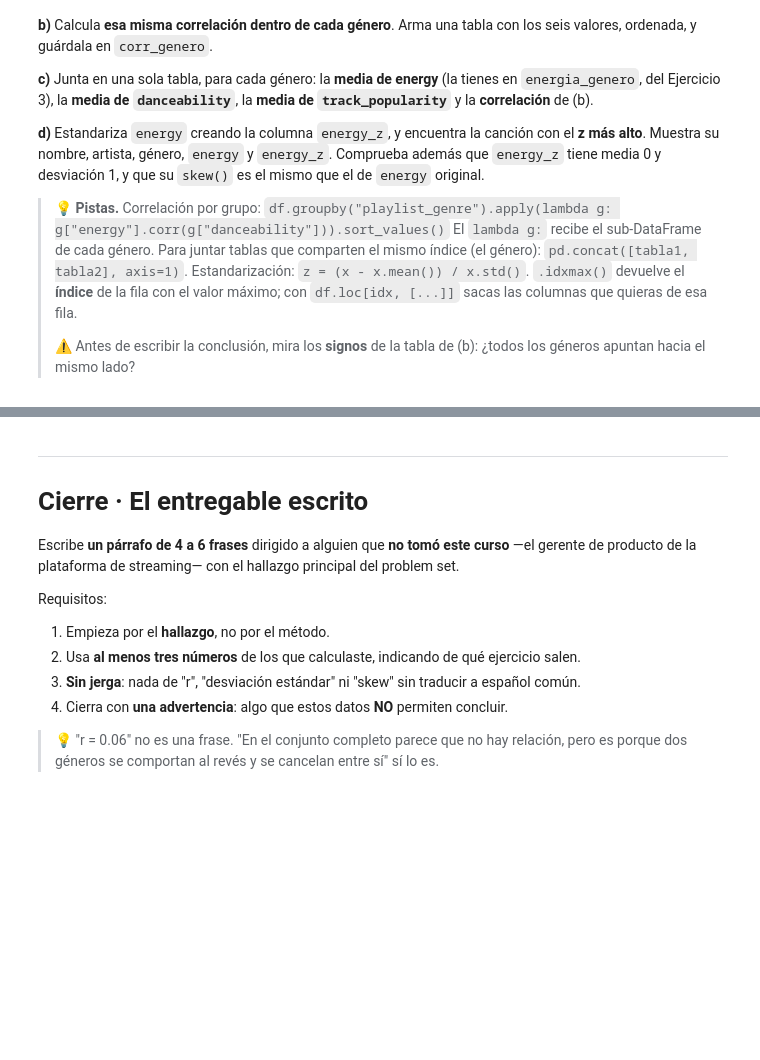
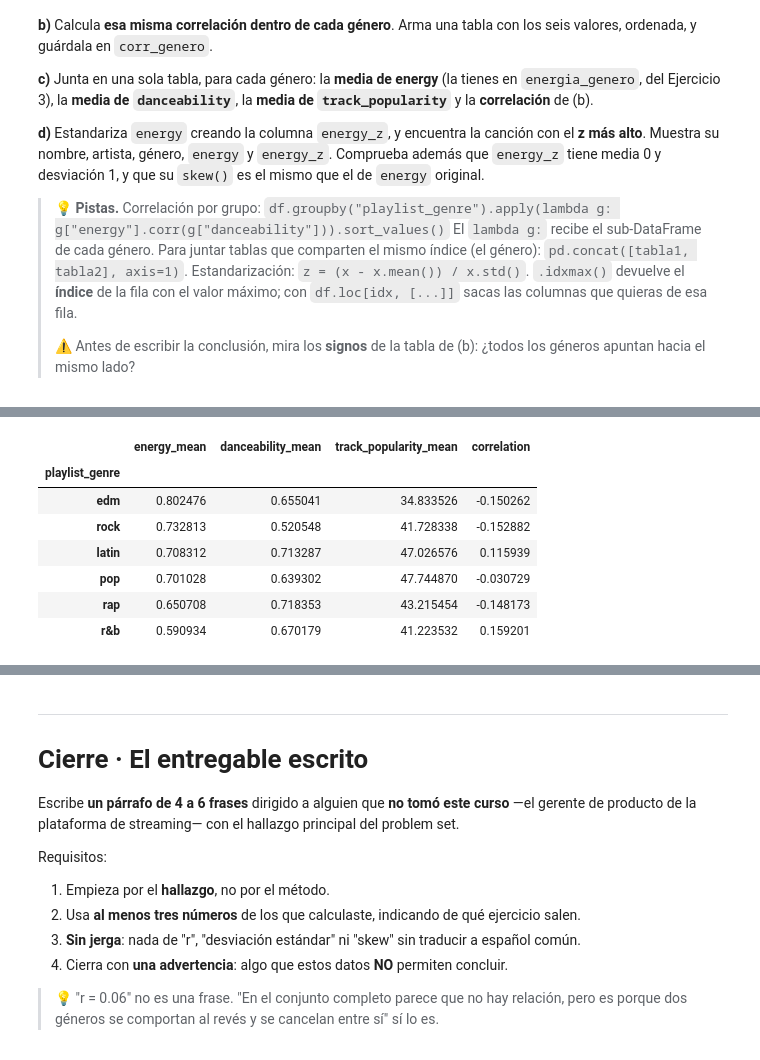
Before and after one commit to syltaer-utp/s100-tareas, a Jupyter notebook: S100_PS1_Aparicio.ipynb, the cells around one changed output, grey strips where cells are left out. Cells and saved outputs as stored; diff of their text form; code cells hidden in the pictures; blank space fills up the shorter version.

```diff
--- a/S100_PS1_Aparicio.ipynb
+++ b/S100_PS1_Aparicio.ipynb
@@ -467,4 +471,4 @@ que el de `energy` original.
 # %%
 # b) La misma correlación dentro de cada género
-corr_genero = ...
+corr_genero = df.groupby("playlist_genre")[["energy","danceability"]].apply(lambda g: g["energy"].corr(g["danceability"])).sort_values()
 print(corr_genero)
@@ -471,4 +484,23 @@ print(corr_genero)
 # %%
 # c) Tabla resumen por género
+dance_genero = df.groupby("playlist_genre")["danceability"].mean()
+popularidad_genero = df.groupby("playlist_genre")["track_popularity"].mean()
+tabla_genero = pd.concat([energia_genero["mean"],dance_genero,popularidad_genero,corr_genero], axis=1)
+tabla_genero.columns = [
+    "energy_mean",
+    "danceability_mean",
+    "track_popularity_mean",
+    "correlation"
+]
+tabla_genero
+# %% [output]
+|  | energy_mean | danceability_mean | track_popularity_mean | correlation |
+| playlist_genre |  |  |  |  |
+| edm | 0.802476 | 0.655041 | 34.833526 | -0.150262 |
+| rock | 0.732813 | 0.520548 | 41.728338 | -0.152882 |
+| latin | 0.708312 | 0.713287 | 47.026576 | 0.115939 |
+| pop | 0.701028 | 0.639302 | 47.744870 | -0.030729 |
+| rap | 0.650708 | 0.718353 | 43.215454 | -0.148173 |
+| r&b | 0.590934 | 0.670179 | 41.223532 | 0.159201 |
 # %%
 # d) Estandarización de energy y canción más extrema
```
Also changed, not shown: parts of 5 cells of this notebook.
